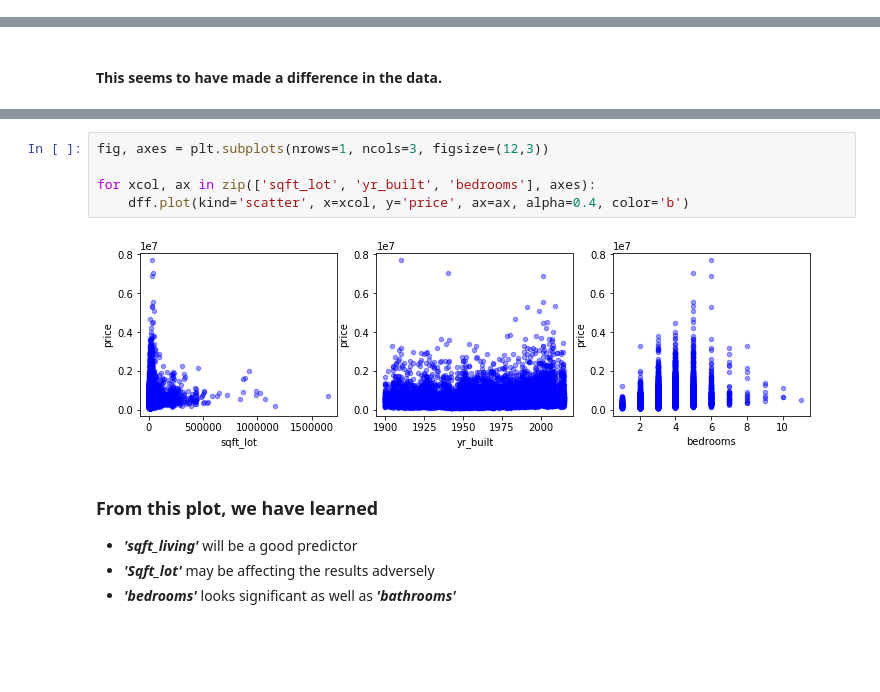
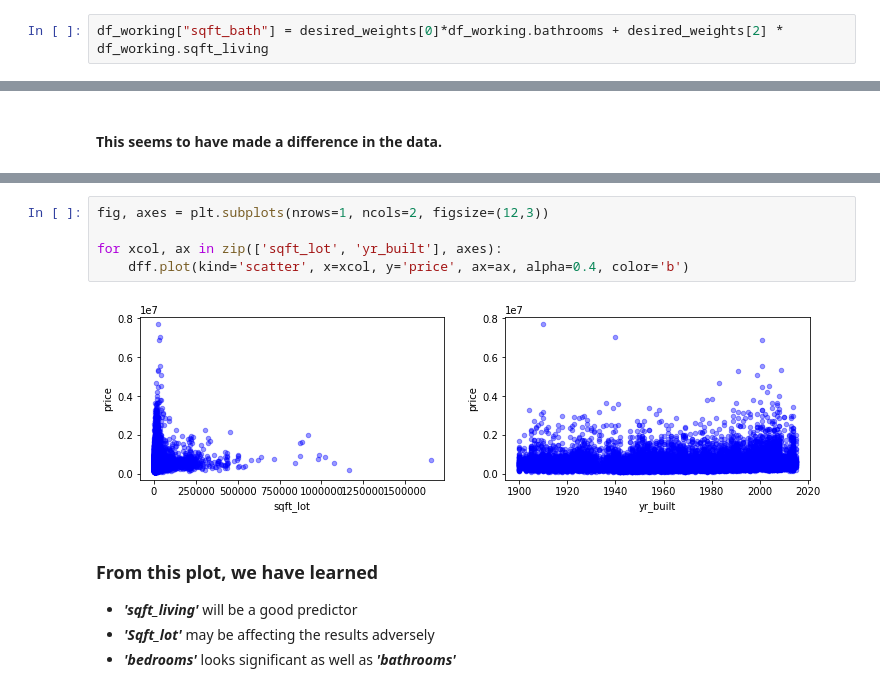
Before and after one commit to Cheffrey2000/Real-Estate-Price_Prediction, a Jupyter notebook: Jeffrey Hinkle KC Housing Data Analysis.ipynb, the cells around one changed output, grey strips where cells are left out. Saved outputs shown, nothing was run; the diff lists cells and outputs as text; blank space fills up the shorter version.

```diff
--- a/Jeffrey Hinkle KC Housing Data Analysis.ipynb
+++ b/Jeffrey Hinkle KC Housing Data Analysis.ipynb
@@ -331,0 +379,2 @@ df_sqft_bathrooms = desired_weights[0]*df_working.bathrooms + desired_weights[1]
+# %%
+df_working["sqft_bath"] = desired_weights[0]*df_working.bathrooms + desired_weights[2] * df_working.sqft_living
@@ -450,10 +547,10 @@ array([[<matplotlib.axes._subplots.AxesSubplot object at 0x...>,
 # %%
-fig, axes = plt.subplots(nrows=1, ncols=3, figsize=(12,3))
+fig, axes = plt.subplots(nrows=1, ncols=2, figsize=(12,3))
 
-for xcol, ax in zip(['sqft_lot', 'yr_built', 'bedrooms'], axes):
+for xcol, ax in zip(['sqft_lot', 'yr_built'], axes):
     dff.plot(kind='scatter', x=xcol, y='price', ax=ax, alpha=0.4, color='b')
 # %% [output]
-[figure, old version]
+[figure, new version]
 # %% [markdown]
 ### From this plot, we have learned<br>
 - __*'sqft_living'*__ will be a good predictor<br>
```
Also changed, not shown: parts of 37 cells of this notebook, 1 other file.
